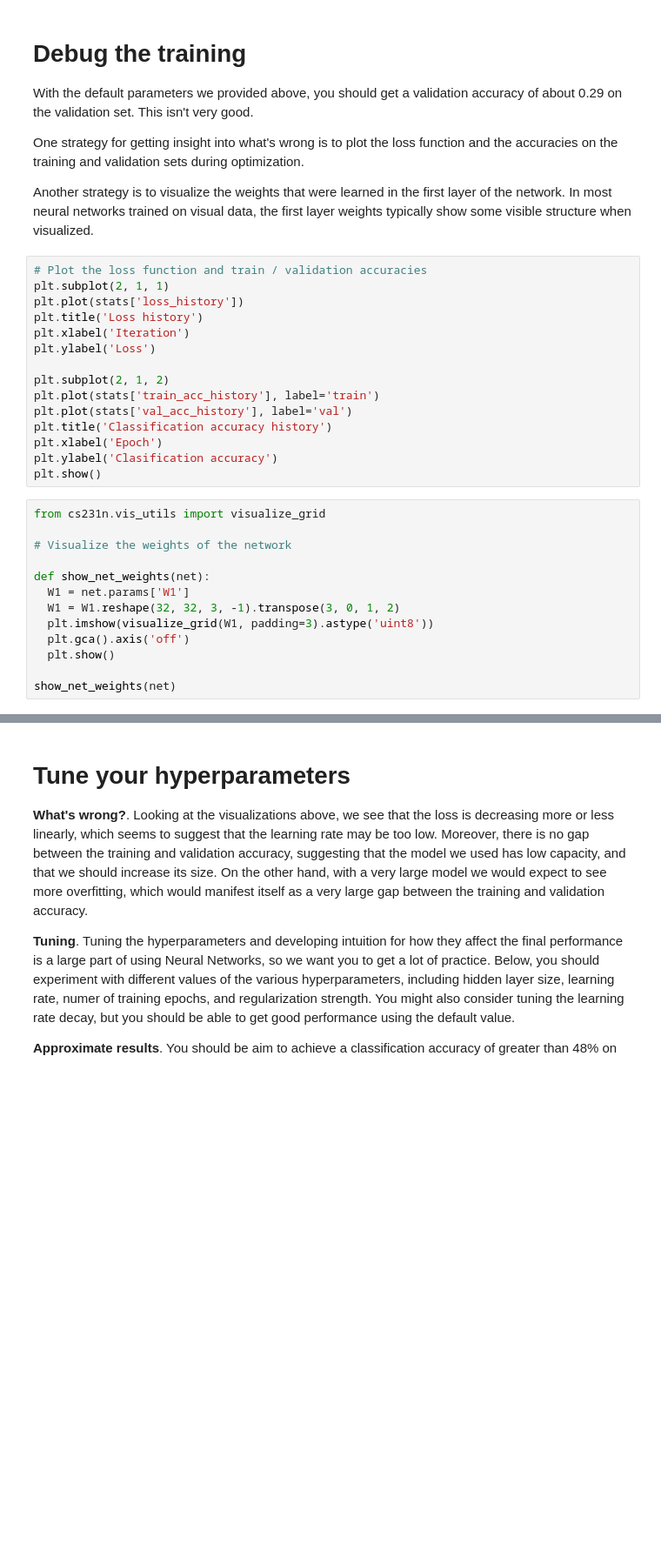
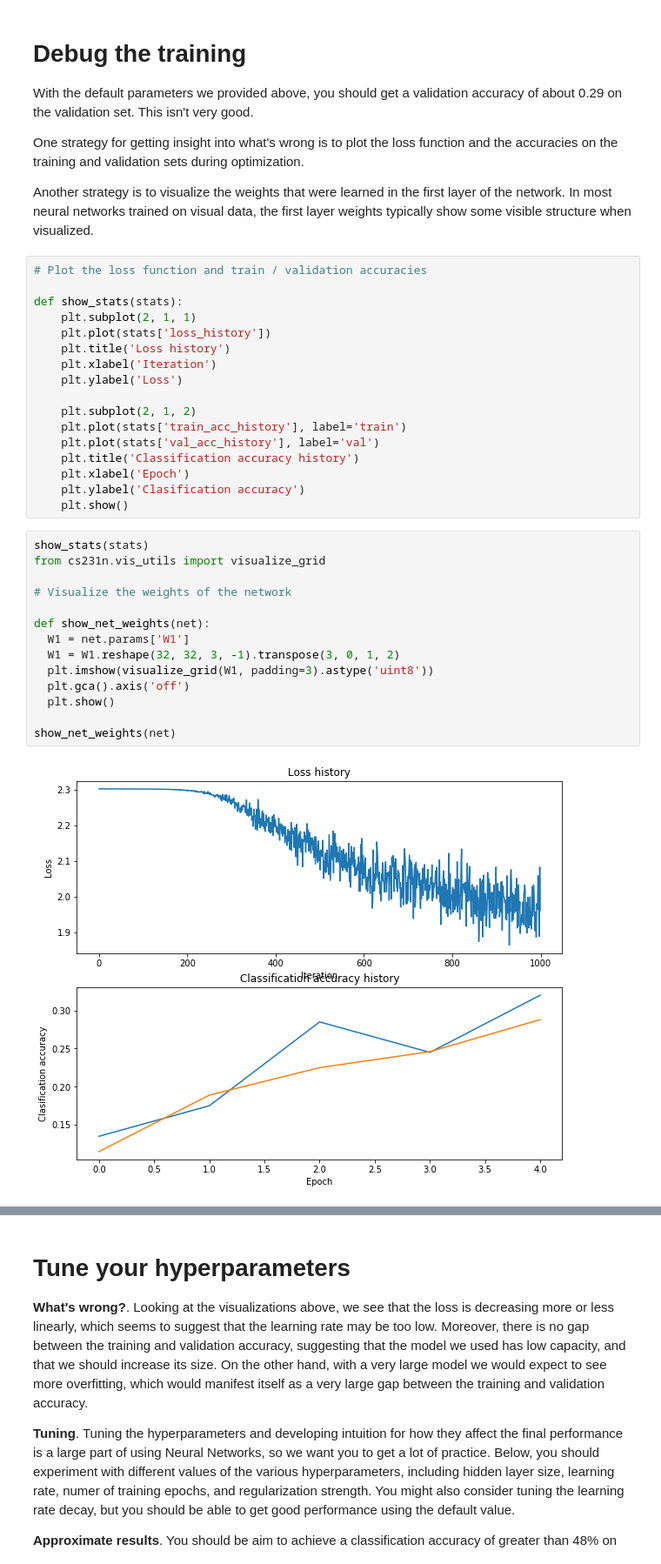
Before and after one commit to elirex/machine-learning, a Jupyter notebook: cs231n/2016/assignment1/two_layer_net.ipynb, the cells around one changed output, grey strips where cells are left out. Shown: that part at 87% size. Drawn from its saved outputs; the diff is of its cells as text; blank space fills up the shorter version.

```diff
--- a/cs231n/2016/assignment1/two_layer_net.ipynb
+++ b/cs231n/2016/assignment1/two_layer_net.ipynb
@@ -223,29 +245,34 @@ One strategy for getting insight into what's wrong is to plot the loss function
 Another strategy is to visualize the weights that were learned in the first layer of the network. In most neural networks trained on visual data, the first layer weights typically show some visible structure when visualized.
 # %%
 # Plot the loss function and train / validation accuracies
-plt.subplot(2, 1, 1)
-plt.plot(stats['loss_history'])
-plt.title('Loss history')
-plt.xlabel('Iteration')
-plt.ylabel('Loss')
 
-plt.subplot(2, 1, 2)
-plt.plot(stats['train_acc_history'], label='train')
-plt.plot(stats['val_acc_history'], label='val')
-plt.title('Classification accuracy history')
-plt.xlabel('Epoch')
-plt.ylabel('Clasification accuracy')
-plt.show()
+def show_stats(stats):
+    plt.subplot(2, 1, 1)
+    plt.plot(stats['loss_history'])
+    plt.title('Loss history')
+    plt.xlabel('Iteration')
+    plt.ylabel('Loss')
+
+    plt.subplot(2, 1, 2)
+    plt.plot(stats['train_acc_history'], label='train')
+    plt.plot(stats['val_acc_history'], label='val')
+    plt.title('Classification accuracy history')
+    plt.xlabel('Epoch')
+    plt.ylabel('Clasification accuracy')
+    plt.show()
 # %%
+show_stats(stats)
 from cs231n.vis_utils import visualize_grid
 
 # Visualize the weights of the network
 
 def show_net_weights(net):
   W1 = net.params['W1']
   W1 = W1.reshape(32, 32, 3, -1).transpose(3, 0, 1, 2)
   plt.imshow(visualize_grid(W1, padding=3).astype('uint8'))
   plt.gca().axis('off')
   plt.show()
 
 show_net_weights(net)
+# %% [output]
+[figure, added]
```
Also changed, not shown: parts of 7 cells of this notebook, 1 other file.
